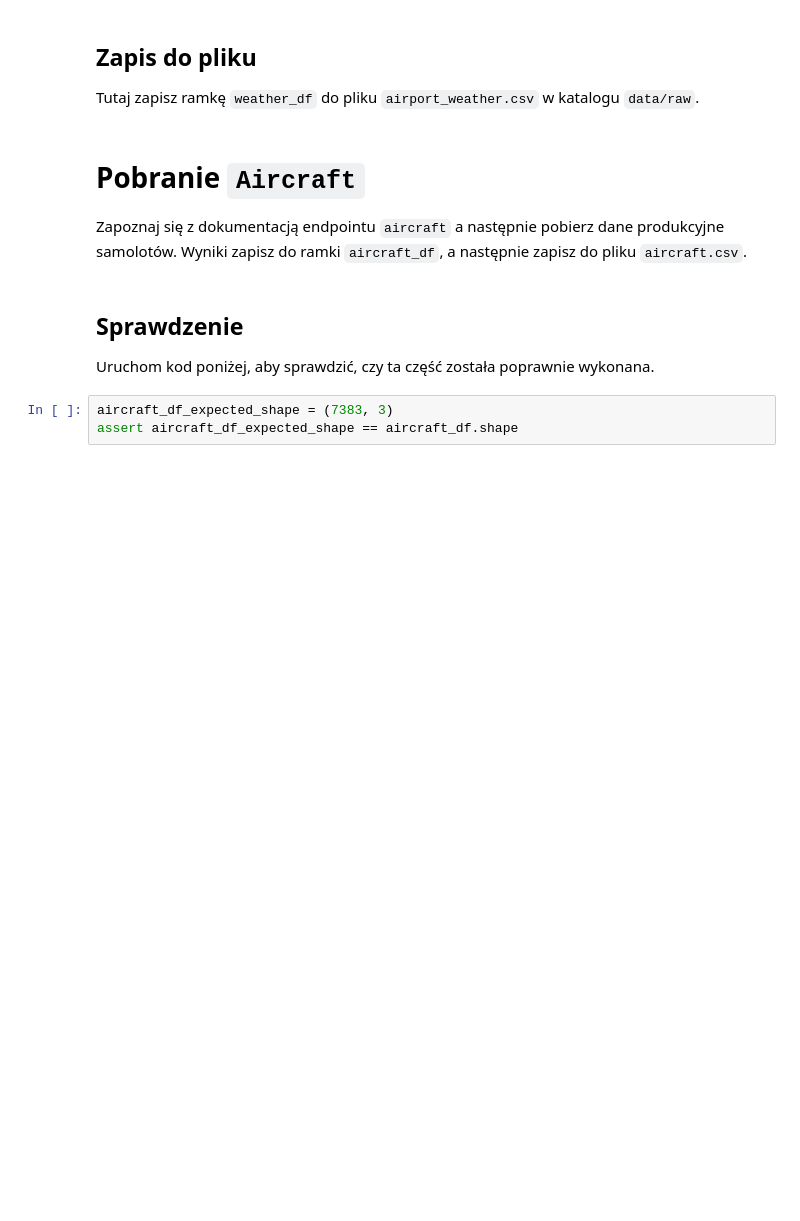
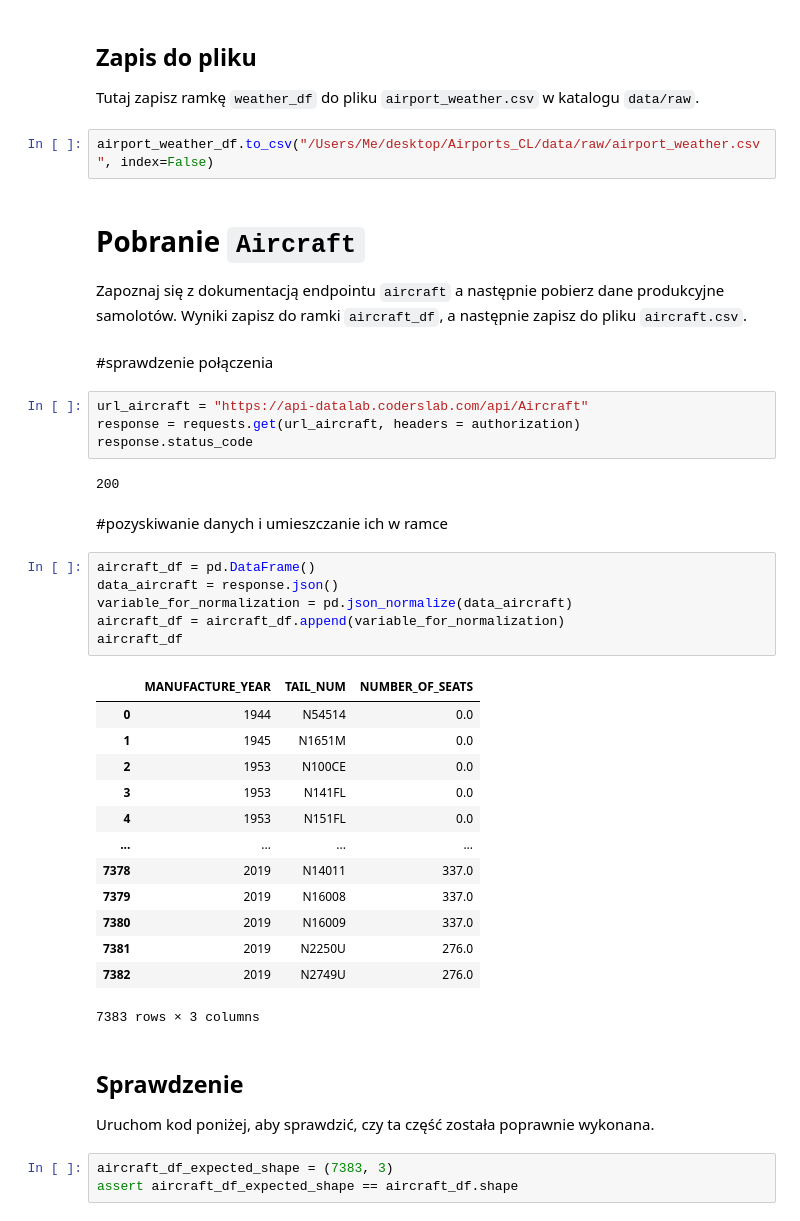
Before and after one commit to piotrquandt/Airports_CL, a Jupyter notebook: notebooks/01_Pobieranie_danych.ipynb, the cells around one changed output. Drawn from its saved outputs; the diff is of its cells as text; blank space fills up the shorter version.

Commit message:
pobieranie danych, 3 z 4 udane

```diff
--- a/notebooks/01_Pobieranie_danych.ipynb
+++ b/notebooks/01_Pobieranie_danych.ipynb
@@ -68,9 +223,41 @@ assert airport_weather_df_expected_shape == airport_weather_df.shape
 # %% [markdown]
  ## Zapis do pliku
  Tutaj zapisz ramkę `weather_df` do pliku `airport_weather.csv` w katalogu `data/raw`.
+# %%
+airport_weather_df.to_csv("/Users/Me/desktop/Airports_CL/data/raw/airport_weather.csv", index=False)
 # %% [markdown]
  # Pobranie `Aircraft`
  Zapoznaj się z dokumentacją endpointu `aircraft` a następnie pobierz dane produkcyjne samolotów. Wyniki zapisz do ramki `aircraft_df`, a następnie zapisz do pliku `aircraft.csv`.
+# %% [markdown]
+#sprawdzenie połączenia
+# %%
+url_aircraft = "https://api-datalab.coderslab.com/api/Aircraft"
+response = requests.get(url_aircraft, headers = authorization)
+response.status_code
+# %% [output]
+200
+# %% [markdown]
+#pozyskiwanie danych i umieszczanie ich w ramce
+# %%
+aircraft_df = pd.DataFrame()
+data_aircraft = response.json()
+variable_for_normalization = pd.json_normalize(data_aircraft)
+aircraft_df = aircraft_df.append(variable_for_normalization)
+aircraft_df
+# %% [output]
+|  | MANUFACTURE_YEAR | TAIL_NUM | NUMBER_OF_SEATS |
+| 0 | 1944 | N54514 | 0.0 |
+| 1 | 1945 | N1651M | 0.0 |
+| 2 | 1953 | N100CE | 0.0 |
+| 3 | 1953 | N141FL | 0.0 |
+| 4 | 1953 | N151FL | 0.0 |
+| ... | ... | ... | ... |
+| 7378 | 2019 | N14011 | 337.0 |
+| 7379 | 2019 | N16008 | 337.0 |
+| 7380 | 2019 | N16009 | 337.0 |
+| 7381 | 2019 | N2250U | 276.0 |
+| 7382 | 2019 | N2749U | 276.0 |
+7383 rows × 3 columns
 # %% [markdown]
  ## Sprawdzenie
  Uruchom kod poniżej, aby sprawdzić, czy ta część została poprawnie wykonana.
```
Also changed, not shown: parts of 26 cells of this notebook, 5 other files.
